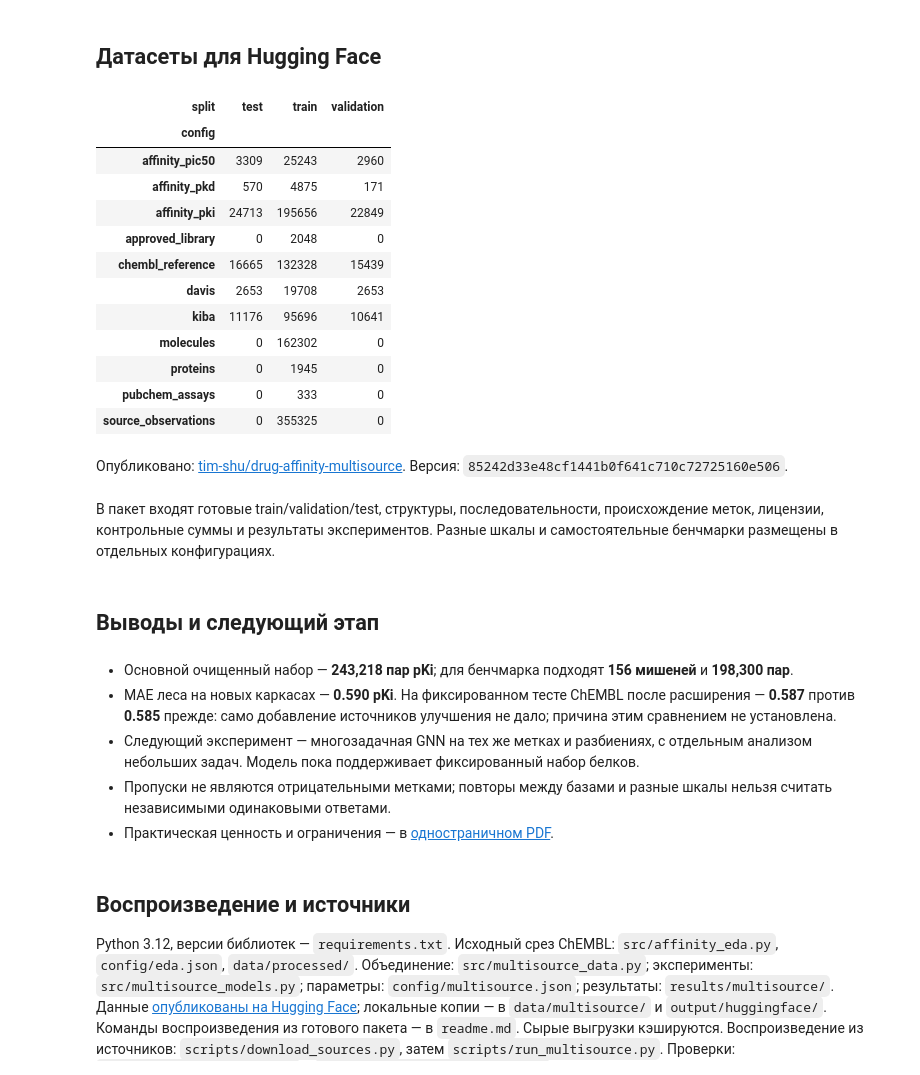
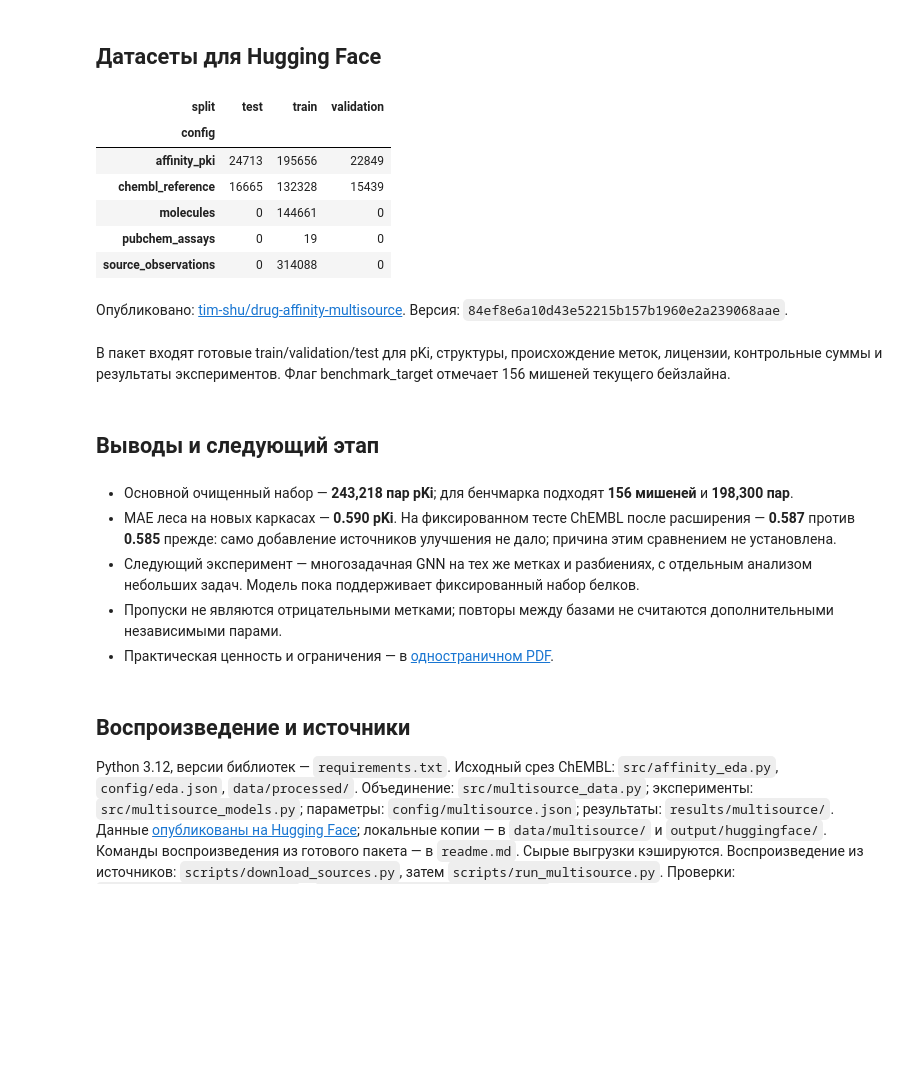
Before and after one commit to TimothyShumilov/Year_project_2026-2027_drug_repurposing, a Jupyter notebook: EDA.ipynb, the cells around one changed output. Drawn from its saved outputs; the diff is of its cells as text; code cells hidden in the pictures; blank space fills up the shorter version.

Commit message:
Focus baseline on pKi and document exact source splits and preparation

```diff
--- a/EDA.ipynb
+++ b/EDA.ipynb
@@ -112,24 +119,24 @@ MULTI_RESULTS = ROOT / 'results/multisource'
 MULTI_DATA = ROOT / 'data/multisource'
 multi_eda = json.loads((MULTI_RESULTS / 'data_summary.json').read_text())
 multi_baseline = json.loads((MULTI_RESULTS / 'baseline_summary.json').read_text())
-source_table = pd.DataFrame(multi_eda['rows_by_source_endpoint'])
-display(source_table.pivot(index='source', columns='endpoint', values='rows').fillna(0).astype(int))
-multi_pairs = pd.read_parquet(MULTI_DATA / 'pairs.parquet')
+source_usage = json.loads((MULTI_RESULTS / 'pki_source_usage.json').read_text())
+display(pd.DataFrame(source_usage['sources'])[['source','prepared_observations','curated_pairs_all_targets']]
+    .rename(columns={'source':'Источник','prepared_observations':'Строк pKi до согласования',
+                     'curated_pairs_all_targets':'Пар pKi после согласования'}))
+multi_pairs = pd.read_parquet(MULTI_DATA / 'pairs.parquet').query("endpoint == 'pKi'")
 display(multi_pairs.groupby('endpoint').agg(Пар=('label','size'), Мишеней=('target_id','nunique'),
     Минимум=('label','min'), Медиана=('label','median'), Максимум=('label','max')).round(3))
-sequence_audit = multi_eda['sequence_audit']
 scale_audit = json.loads((MULTI_RESULTS / 'drugcentral_scale_audit.json').read_text())
-pubchem_audit = json.loads((MULTI_RESULTS / 'pubchem_metadata_audit.json').read_text())
-display(Markdown(f"Проверено **{sequence_audit['bindingdb_pubchem_rows_checked']:,}** строк BindingDB/PubChem; "
-    f"исключено **{sequence_audit['rows_without_canonical_sequence_match']:,}** без совпадения экспериментальной "
-    "последовательности с участком канонического человеческого белка. "
-    f"Напрямую найдены описания **{pubchem_audit['retrieved_aids']}** использованных тестов PubChem."))
+display(Markdown('Дополнительные Ki из BindingDB/PubChem оставлены только при совпадении '
+    'экспериментальной последовательности с участком канонического человеческого белка. '
+    f"Напрямую проверены ID **{len(source_usage['pubchem_pki_assay_ids'])}** тестов PubChem с Ki."))
 display(Markdown(f"DrugCentral уже хранит отрицательный логарифм концентрации. "
     f"На **{scale_audit['overlapping_exact_structure_target_pairs']}** совпадающих парах медианное "
     f"расхождение с ChEMBL — **{scale_audit['median_absolute_difference_if_ACT_VALUE_is_pKi']:.3f} pKi**. "
     "Повторное логарифмирование было бы ошибкой."))
 display(Markdown(f"Всего после согласования: **{multi_eda['pairs_by_endpoint']['pKi']:,} пар pKi**, "
-    f"**{multi_eda['molecules']:,} структур** во всех шкалах. "
-    f"Противоречивых пар внутри источника исключено: **{multi_eda['within_source_conflicting_pairs']}**. "
+    f"**{source_usage['curated_molecules']:,} структур**. "
+    f"В бейзлайне используются **{source_usage['benchmark_pairs']:,} пар** для "
+    f"**{source_usage['benchmark_targets']} мишеней**, прошедших пороги наполненности выборок. "
     "Расхождения между источниками сохранены во флаге cross_source_range; оригинальные метки ChEMBL не меняются."))
 # %% [output]
@@ -484,33 +474,27 @@ display(Markdown('Срезы по источнику могут содержат
 # %%
 package = json.loads((MULTI_RESULTS / 'hf_package.json').read_text())
 display(pd.DataFrame(package['configurations']).pivot(index='config',columns='split',values='rows').fillna(0).astype(int))
 publication_file = MULTI_RESULTS / 'hf_publication.json'
 if publication_file.exists():
     publication = json.loads(publication_file.read_text())
     display(Markdown(f"Опубликовано: [{publication['repository']}]({publication['url']}). "
                      f"Версия: `{publication['revision']}`."))
 else:
     display(Markdown(f"Пакет для `{package['repository']}` подготовлен локально; "
                      "публикация ещё не подтверждена."))
-display(Markdown('В пакет входят готовые train/validation/test, структуры, последовательности, '
+display(Markdown('В пакет входят готовые train/validation/test для pKi, структуры, '
     'происхождение меток, лицензии, контрольные суммы и результаты экспериментов. '
-    'Разные шкалы и самостоятельные бенчмарки размещены в отдельных конфигурациях.'))
+    'Флаг benchmark_target отмечает 156 мишеней текущего бейзлайна.'))
 # %% [output]
 | split | test | train | validation |
 | config |  |  |  |
-| affinity_pic50 | 3309 | 25243 | 2960 |
-| affinity_pkd | 570 | 4875 | 171 |
 | affinity_pki | 24713 | 195656 | 22849 |
-| approved_library | 0 | 2048 | 0 |
 | chembl_reference | 16665 | 132328 | 15439 |
-| davis | 2653 | 19708 | 2653 |
-| kiba | 11176 | 95696 | 10641 |
-| molecules | 0 | 162302 | 0 |
-| proteins | 0 | 1945 | 0 |
-| pubchem_assays | 0 | 333 | 0 |
-| source_observations | 0 | 355325 | 0 |
+| molecules | 0 | 144661 | 0 |
+| pubchem_assays | 0 | 19 | 0 |
+| source_observations | 0 | 314088 | 0 |
-Опубликовано: [tim-shu/drug-affinity-multisource](https://huggingface.co/datasets/tim-shu/drug-affinity-multisource). Версия: `85242d33e48cf1441b0f641c710c72725160e506`.
+Опубликовано: [tim-shu/drug-affinity-multisource](https://huggingface.co/datasets/tim-shu/drug-affinity-multisource). Версия: `84ef8e6a10d43e52215b157b1960e2a239068aae`.
-В пакет входят готовые train/validation/test, структуры, последовательности, происхождение меток, лицензии, контрольные суммы и результаты экспериментов. Разные шкалы и самостоятельные бенчмарки размещены в отдельных конфигурациях.
+В пакет входят готовые train/validation/test для pKi, структуры, происхождение меток, лицензии, контрольные суммы и результаты экспериментов. Флаг benchmark_target отмечает 156 мишеней текущего бейзлайна.
 # %% [markdown]
 ## Выводы и следующий этап
 # %%
@@ -524,14 +508,14 @@ display(Markdown(f"- Основной очищенный набор — **{multi
     "само добавление источников улучшения не дало; причина этим сравнением не установлена.\n"
     "- Следующий эксперимент — многозадачная GNN на тех же метках и разбиениях, "
     "с отдельным анализом небольших задач. Модель пока поддерживает фиксированный набор белков.\n"
-    "- Пропуски не являются отрицательными метками; повторы между базами и разные шкалы "
-    "нельзя считать независимыми одинаковыми ответами.\n"
+    "- Пропуски не являются отрицательными метками; повторы между базами "
+    "не считаются дополнительными независимыми парами.\n"
     "- Практическая ценность и ограничения — в [одностраничном PDF](output/pdf/practical_value.pdf)."))
 # %% [output]
 - Основной очищенный набор — **243,218 пар pKi**; для бенчмарка подходят **156 мишеней** и **198,300 пар**.
 - MAE леса на новых каркасах — **0.590 pKi**. На фиксированном тесте ChEMBL после расширения — **0.587** против **0.585** прежде: само добавление источников улучшения не дало; причина этим сравнением не установлена.
 - Следующий эксперимент — многозадачная GNN на тех же метках и разбиениях, с отдельным анализом небольших задач. Модель пока поддерживает фиксированный набор белков.
-- Пропуски не являются отрицательными метками; повторы между базами и разные шкалы нельзя считать независимыми одинаковыми ответами.
+- Пропуски не являются отрицательными метками; повторы между базами не считаются дополнительными независимыми парами.
 - Практическая ценность и ограничения — в [одностраничном PDF](output/pdf/practical_value.pdf).
 # %% [markdown]
 ## Воспроизведение и источники
```
Also changed, not shown: parts of 5 cells of this notebook, 25 other files.
